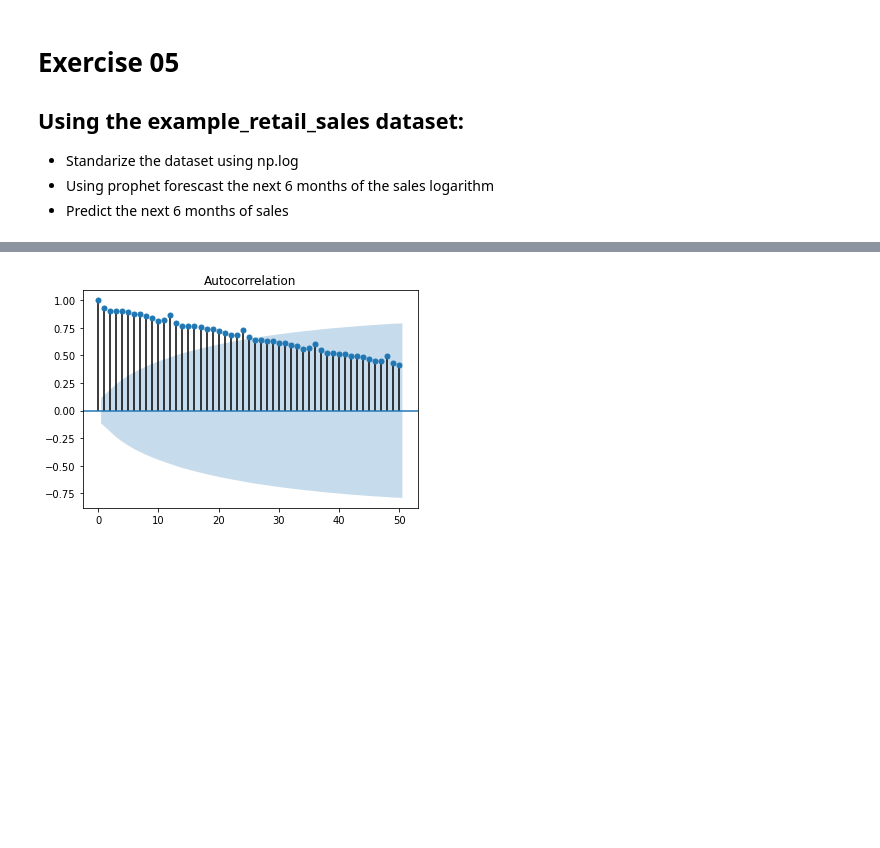
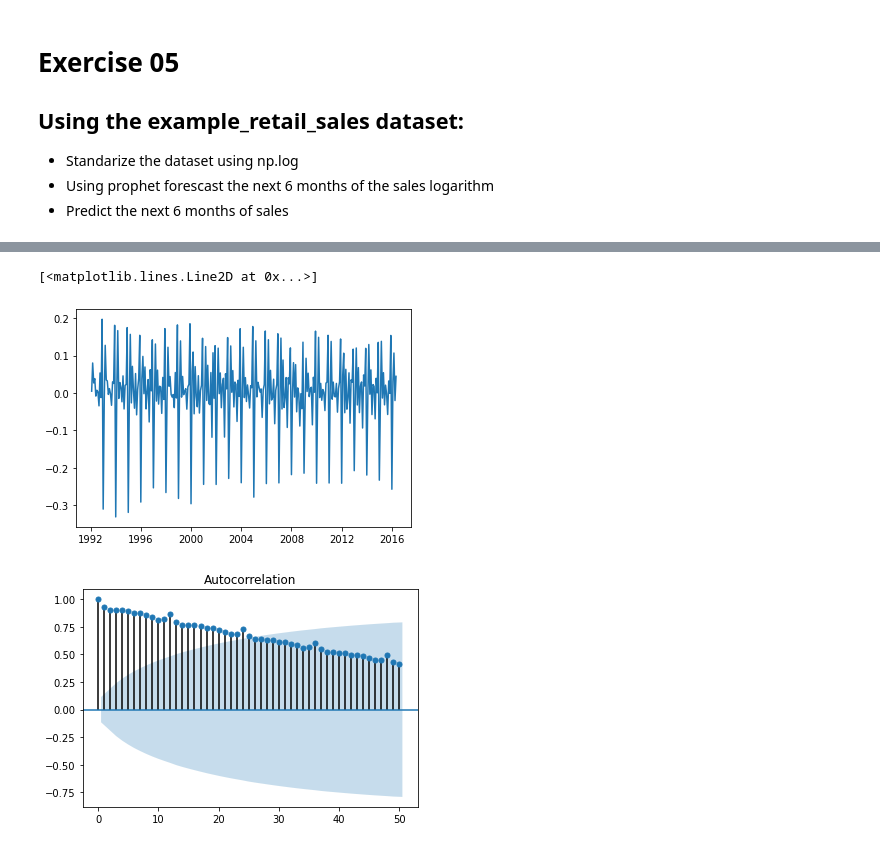
Before and after one commit to diegojeda/Maestria-Analtica-UniAndes, a Jupyter notebook: E05-prophet.ipynb, the cells around one changed output, grey strips where cells are left out. Saved outputs shown, nothing was run; the diff lists cells and outputs as text; code cells hidden in the pictures; blank space fills up the shorter version.

```diff
--- a/E05-prophet.ipynb
+++ b/E05-prophet.ipynb
@@ -38,2 +25,7 @@ df["y"].diff().plot()
+# %%
+plt.plot(Ser.diff())
+# %% [output]
+[<matplotlib.lines.Line2D at 0x...>]
+[figure, added]
 # %%
 # Realizamos las graficas de Correlaciones
```
Also changed, not shown: parts of 16 cells of this notebook.
